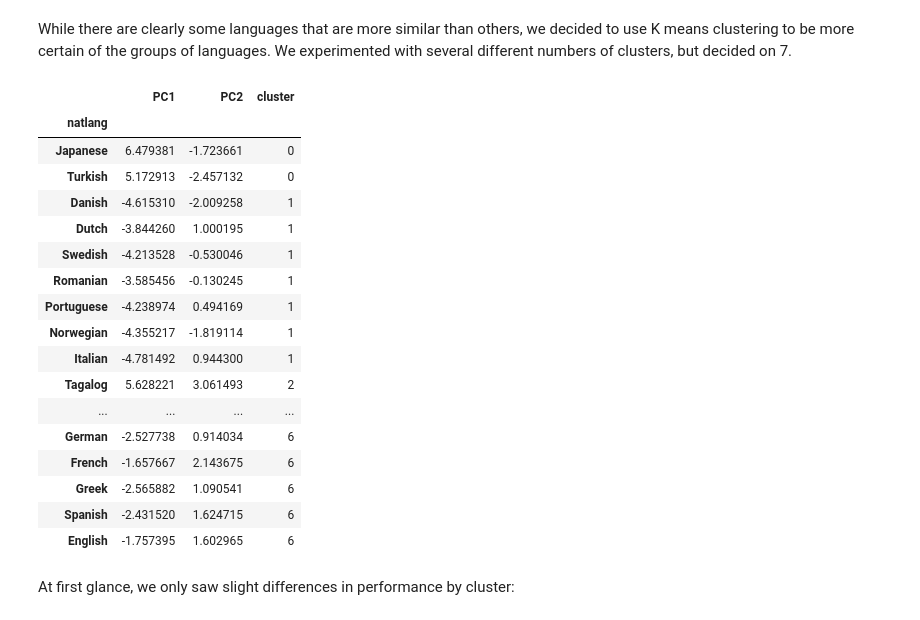
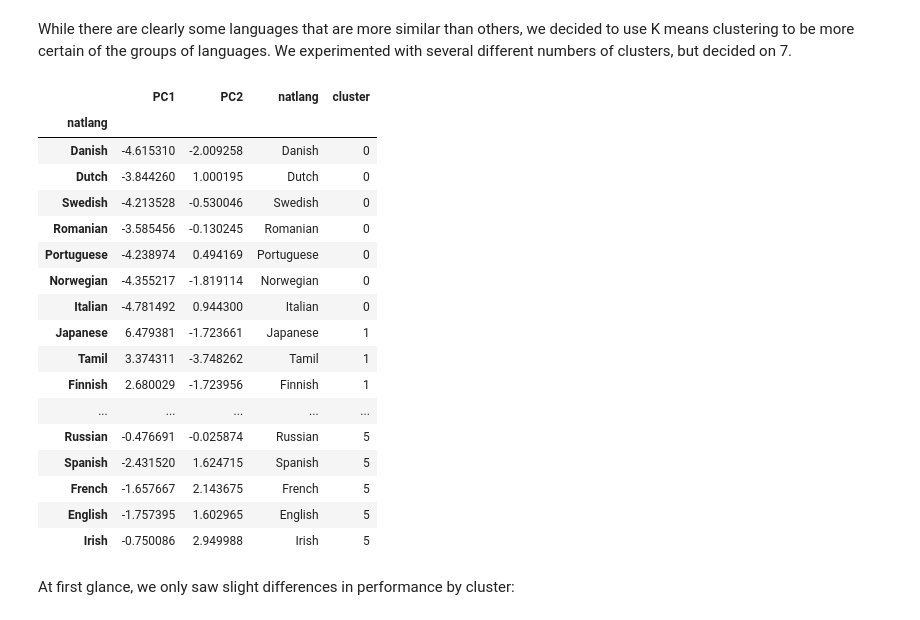
Before and after one commit to ifaul/ifaul.github.io, a Jupyter notebook: Copy_of_lang_acquire_milestone2_11_28_matthew.ipynb, the cells around one changed output. Drawn from its saved outputs; the diff is of its cells as text; code cells hidden in the pictures.

```diff
--- a/Copy_of_lang_acquire_milestone2_11_28_matthew.ipynb
+++ b/Copy_of_lang_acquire_milestone2_11_28_matthew.ipynb
@@ -659,0 +617,12 @@ IndexError: index 29 is out of bounds for axis 0 with size 29
+# %%
+df_lang_30 = df_lang_sample[df_lang_sample['natlang'].isin(df_lang_30_index)]
+df_30_correct = df_lang_30.groupby('natlang')['correct'].mean().sort_values(ascending=False)
+
+# Compute Euclidean distance for each language from English
+df_PCA['natlang'] = df_features['natlang'].values
+eng_pc1 = df_PCA.loc[df_PCA['natlang'][df_PCA['natlang'] == 'English'].index[0], 'PC1']
+eng_pc2 = df_PCA.loc[df_PCA['natlang'][df_PCA['natlang'] == 'English'].index[0], 'PC2']
+df_lang_sample['distance'] = np.sqrt((df_PCA['PC1'] - eng_pc1)**2 + (df_PCA['PC2'] - eng_pc2)**2)
+
+# Plot
+df_lang_sample.plot(x='distance',y='correct',kind='scatter')
@@ -662,37 +634,37 @@ While there are clearly some languages that are more similar than others, we dec
 # %%
 from sklearn.cluster import KMeans
 
-kmeans = KMeans(n_clusters=7)
+kmeans = KMeans(n_clusters=6)
 
 # Fit the model to the data
-kmeans.fit(df_PCA)
+kmeans.fit(df_PCA[['PC1', 'PC2']])
 
 # Get the cluster labels for each data point
 labels = kmeans.labels_
 
 # Add the labels to the dataframe
 df_PCA['cluster'] = labels
 df_PCA = df_PCA.set_index(df_features['natlang'])
 
 df_PCA.sort_values(by='cluster')
 # %% [output]
-|  | PC1 | PC2 | cluster |
-| natlang |  |  |  |
-| Japanese | 6.479381 | -1.723661 | 0 |
-| Turkish | 5.172913 | -2.457132 | 0 |
-| Danish | -4.615310 | -2.009258 | 1 |
-| Dutch | -3.844260 | 1.000195 | 1 |
-| Swedish | -4.213528 | -0.530046 | 1 |
-| Romanian | -3.585456 | -0.130245 | 1 |
-| Portuguese | -4.238974 | 0.494169 | 1 |
-| Norwegian | -4.355217 | -1.819114 | 1 |
-| Italian | -4.781492 | 0.944300 | 1 |
-| Tagalog | 5.628221 | 3.061493 | 2 |
-| ... | ... | ... | ... |
-| German | -2.527738 | 0.914034 | 6 |
-| French | -1.657667 | 2.143675 | 6 |
-| Greek | -2.565882 | 1.090541 | 6 |
-| Spanish | -2.431520 | 1.624715 | 6 |
-| English | -1.757395 | 1.602965 | 6 |
+|  | PC1 | PC2 | natlang | cluster |
+| natlang |  |  |  |  |
+| Danish | -4.615310 | -2.009258 | Danish | 0 |
+| Dutch | -3.844260 | 1.000195 | Dutch | 0 |
+| Swedish | -4.213528 | -0.530046 | Swedish | 0 |
+| Romanian | -3.585456 | -0.130245 | Romanian | 0 |
+| Portuguese | -4.238974 | 0.494169 | Portuguese | 0 |
+| Norwegian | -4.355217 | -1.819114 | Norwegian | 0 |
+| Italian | -4.781492 | 0.944300 | Italian | 0 |
+| Japanese | 6.479381 | -1.723661 | Japanese | 1 |
+| Tamil | 3.374311 | -3.748262 | Tamil | 1 |
+| Finnish | 2.680029 | -1.723956 | Finnish | 1 |
+| ... | ... | ... | ... | ... |
+| Russian | -0.476691 | -0.025874 | Russian | 5 |
+| Spanish | -2.431520 | 1.624715 | Spanish | 5 |
+| French | -1.657667 | 2.143675 | French | 5 |
+| English | -1.757395 | 1.602965 | English | 5 |
+| Irish | -0.750086 | 2.949988 | Irish | 5 |
 # %% [markdown]
 At first glance, we only saw slight differences in performance by cluster:
```
Also changed, not shown: parts of 15 cells of this notebook.
